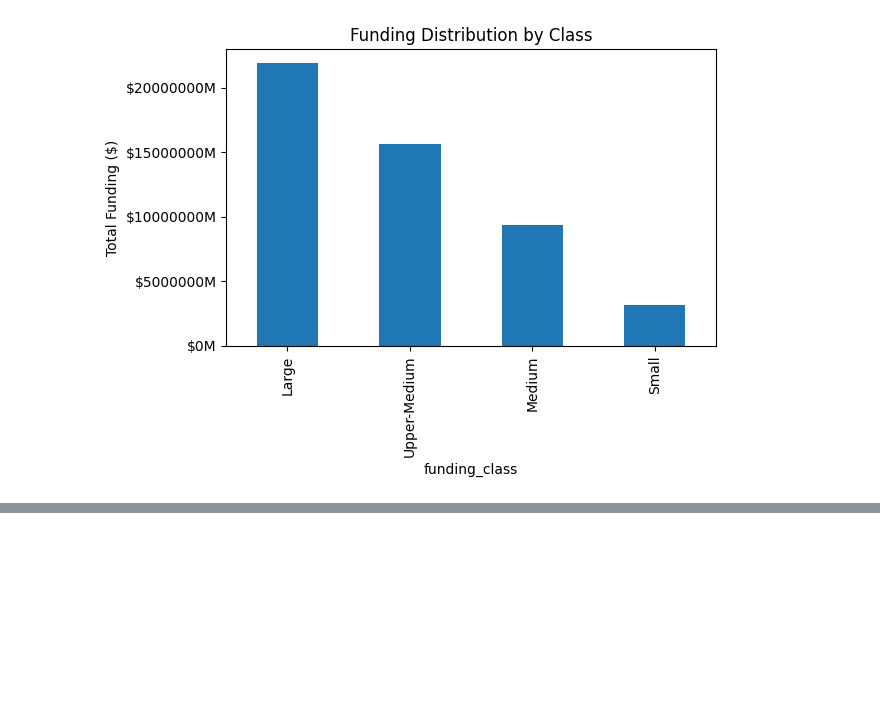
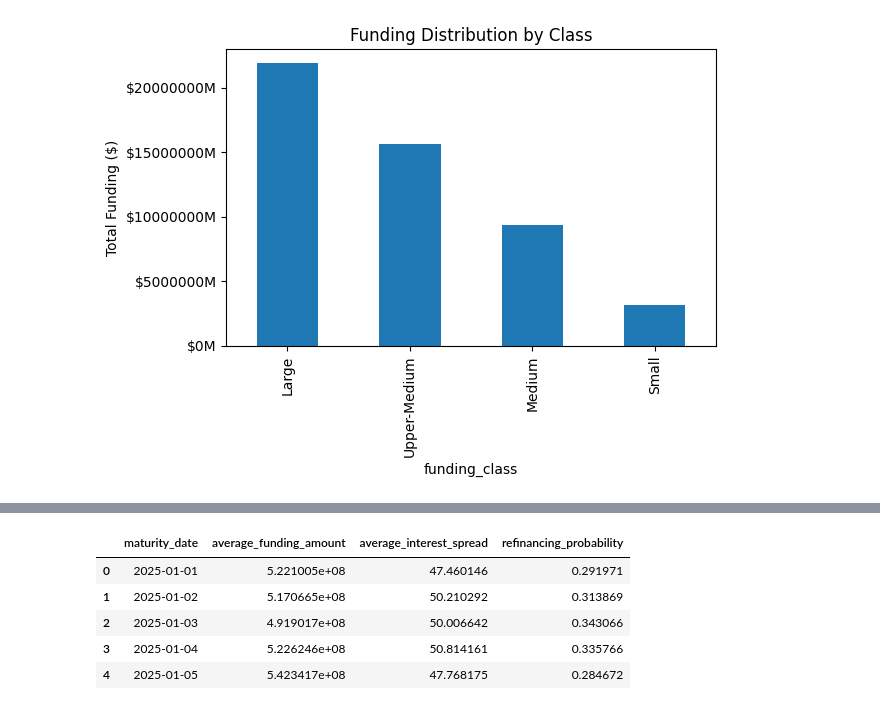
Before and after one commit to RafailBesparas/Financial_Instruments_Plus_Risks, a Jupyter notebook: Funds_Analysis/Fund_Analytics/Funding_Profile_Analysis.ipynb, the cells around one changed output, grey strips where cells are left out. Cells and saved outputs as stored; diff of their text form; code cells hidden in the pictures; blank space fills up the shorter version.

```diff
--- a/Funds_Analysis/Fund_Analytics/Funding_Profile_Analysis.ipynb
+++ b/Funds_Analysis/Fund_Analytics/Funding_Profile_Analysis.ipynb
@@ -180,0 +200,15 @@ plt.show()
+# %%
+# Rename the column for clarity
+trend_dataframe.rename(columns={
+    'funding_amount': 'average_funding_amount',
+    'interest_spread': 'average_interest_spread',
+    'refinancing_needed': 'refinancing_probability'
+}, inplace=True)
+trend_dataframe.head(5)
+# %% [output]
+|  | maturity_date | average_funding_amount | average_interest_spread | refinancing_probability |
+| 0 | 2025-01-01 | 5.221005e+08 | 47.460146 | 0.291971 |
+| 1 | 2025-01-02 | 5.170665e+08 | 50.210292 | 0.313869 |
+| 2 | 2025-01-03 | 4.919017e+08 | 50.006642 | 0.343066 |
+| 3 | 2025-01-04 | 5.226246e+08 | 50.814161 | 0.335766 |
+| 4 | 2025-01-05 | 5.423417e+08 | 47.768175 | 0.284672 |
```
Also changed, not shown: parts of 4 cells of this notebook, 1 other file.
